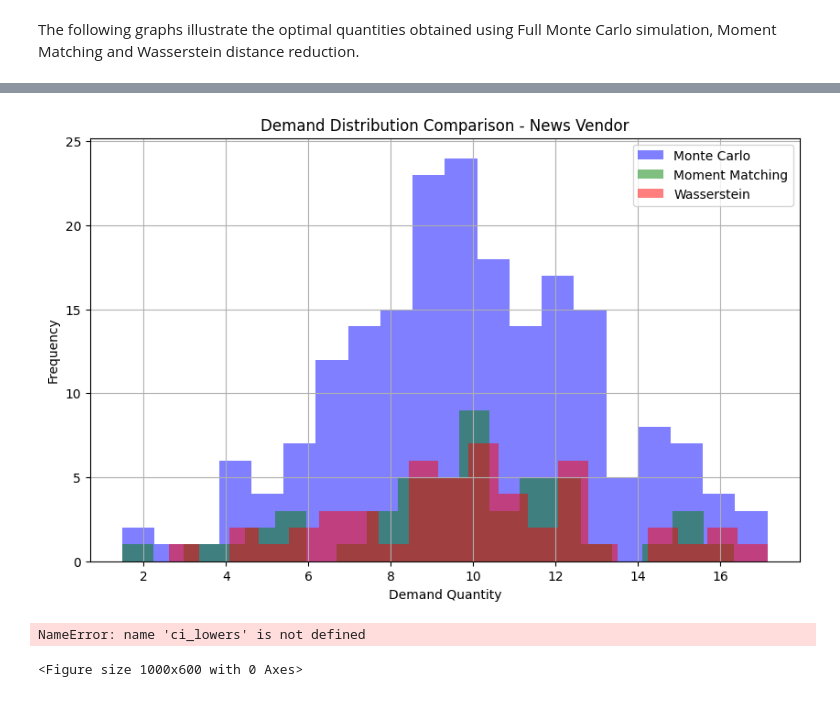
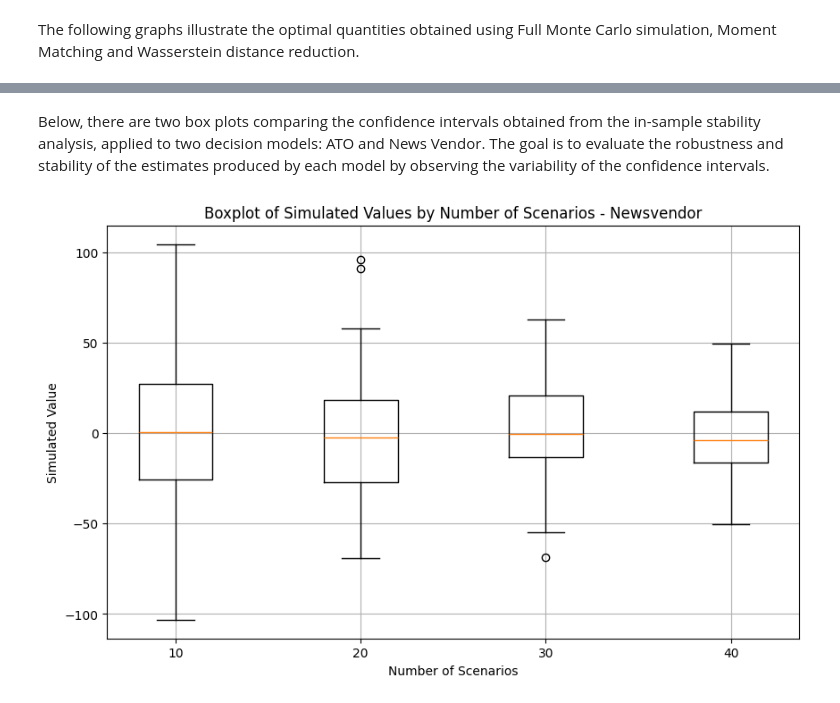
Before and after one commit to elenabongiovanni/assignmentStochastic, a Jupyter notebook: result/plots.ipynb, the cells around one changed output, grey strips where cells are left out. Cells and saved outputs as stored; diff of their text form; code cells hidden in the pictures.

```diff
--- a/result/plots.ipynb
+++ b/result/plots.ipynb
@@ -115,41 +133,21 @@ plt.show()
-# %%
-demand_mc = np.array(results_nv["demand_mc"]).flatten()
-demand_mm = np.array(results_nv["demand_mm"]).flatten()
-demand_w = np.array(results_nv["demand_w"]).flatten()
-
-plt.figure(figsize=(10, 6))
-plt.hist(demand_mc, bins=20, alpha=0.5, label='Monte Carlo', color='blue')
-plt.hist(demand_mm, bins=20, alpha=0.5, label='Moment Matching', color='green')
-plt.hist(demand_w, bins=20, alpha=0.5, label='Wasserstein', color='red')
-
-plt.xlabel('Demand Quantity')
-plt.ylabel('Frequency')
-plt.title('Demand Distribution Comparison - News Vendor')
-plt.legend()
-plt.grid(True)
-plt.show()
-# %% [output]
-[figure, removed]
-# %%
-# Ma i boxplot richiedono liste di valori, non intervalli.
-# Un modo è creare due boxplot: uno per ci_lower e uno per ci_upper
-plt.figure(figsize=(10, 6))
-plt.boxplot([ci_lowers, ci_uppers], labels=['CI Lower Bounds', 'CI Upper Bounds'])
-plt.title('Boxplot of Confidence Interval Bounds')
-plt.ylabel('Value')
-plt.grid(True)
-plt.show()
-
-# Se vuoi invece vedere come gli intervalli cambiano in funzione di n_scenarios
-plt.figure(figsize=(10, 6))
-plt.errorbar(n_scenarios, [(low + up) / 2 for low, up in zip(ci_lowers, ci_uppers)],
-             yerr=[[(up - low)/2 for low, up in zip(ci_lowers, ci_uppers)]],
-             fmt='o', capsize=5)
-plt.xlabel('Number of Scenarios')
-plt.ylabel('Confidence Interval')
-plt.title('Confidence Intervals vs Number of Scenarios')
-plt.grid(True)
-plt.show()
-# %% [output]
-NameError: name 'ci_lowers' is not defined
-<Figure size 1000x600 with 0 Axes>
+# %% [markdown]
+Below, there are two box plots comparing the confidence intervals obtained from the in-sample stability analysis, applied to two decision models: ATO and News Vendor. The goal is to evaluate the robustness and stability of the estimates produced by each model by observing the variability of the confidence intervals.
+# %%
+n_scenario = [item['n_scenario'] for item in results_nv_stability]
+mu = [item['mu'] for item in results_nv_stability]
+sigma = [item['devstd'] for item in results_nv_stability]
+
+all_simulated_values = []
+for m, s in zip(mu, sigma):
+    values = np.random.normal(loc=m, scale=s, size=100)
+    all_simulated_values.append(values)
+plt.figure(figsize=(10,6))
+plt.boxplot(all_simulated_values, positions=n_scenario, widths=4)
+
+plt.xlabel('Number of Scenarios')
+plt.ylabel('Simulated Value')
+plt.title('Boxplot of Simulated Values by Number of Scenarios - Newsvendor')
+plt.grid(True)
+plt.show()
+# %% [output]
+[figure, added]
```
Also changed, not shown: parts of 11 cells of this notebook, 29 other files.
